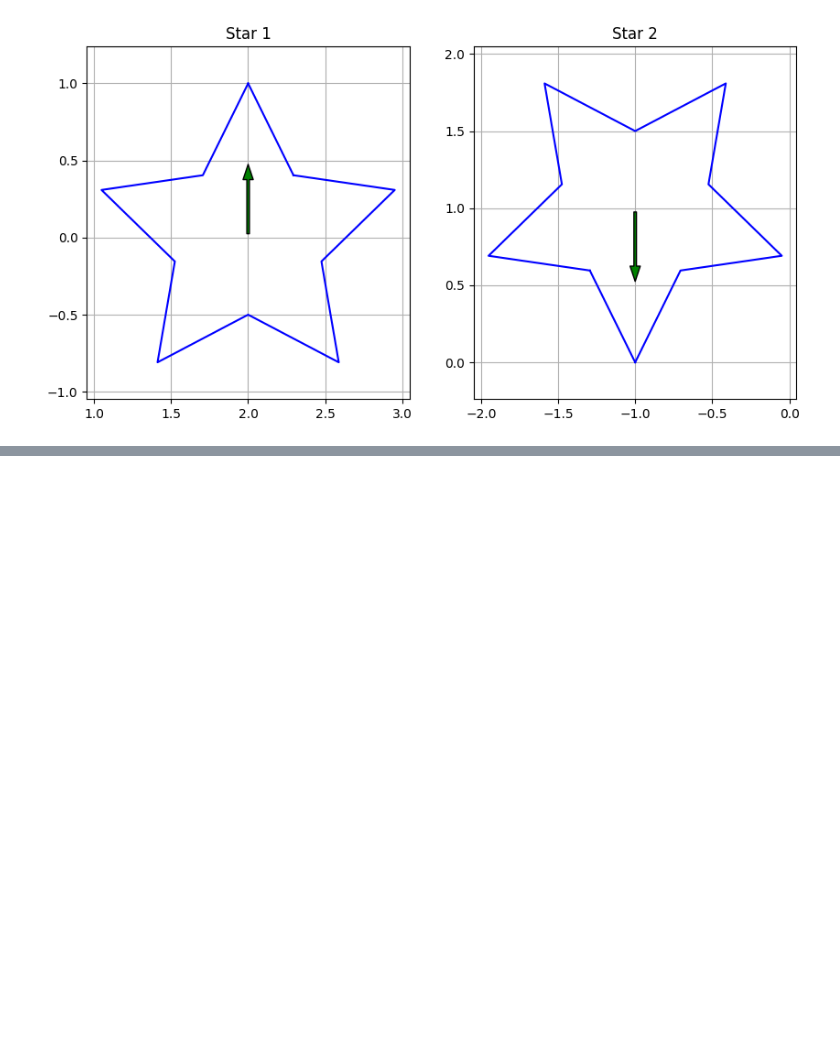
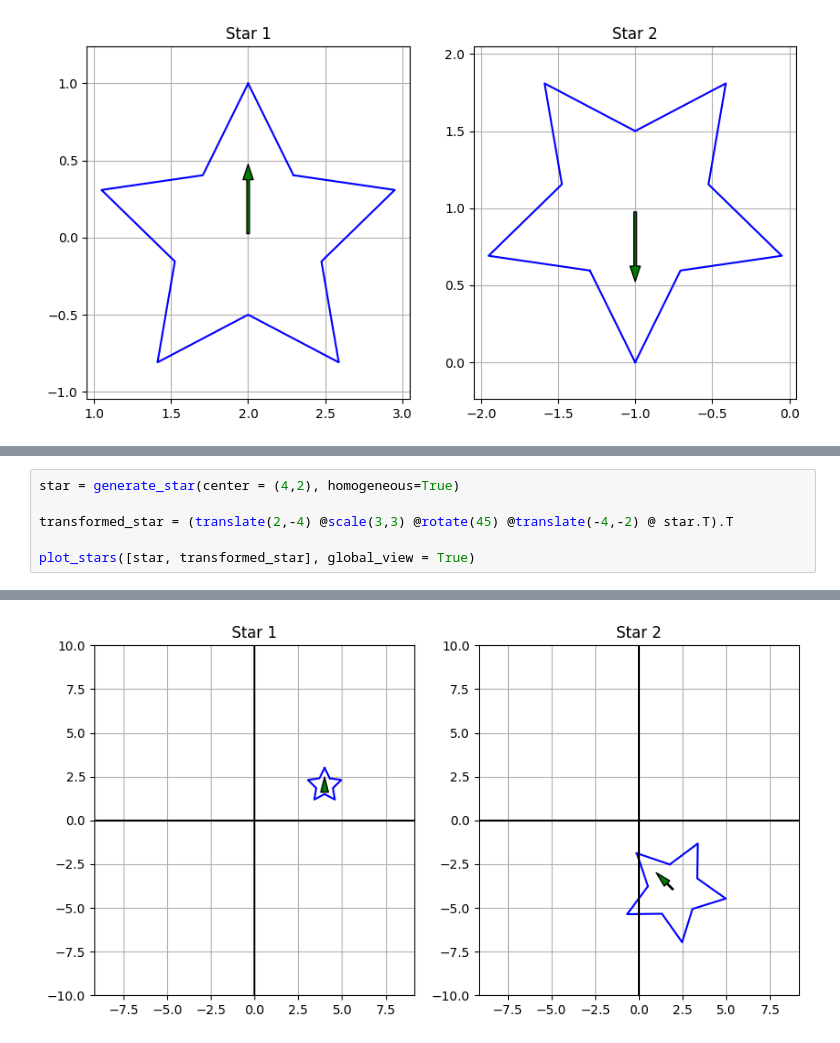
Before and after one commit to arnavkapasiuf/BME3053C-Spring-2025, a Jupyter notebook: homework/Homework_5.ipynb, the cells around one changed output, grey strips where cells are left out. Cells and saved outputs as stored; diff of their text form; blank space fills up the shorter version.

```diff
--- a/homework/Homework_5.ipynb
+++ b/homework/Homework_5.ipynb
@@ -168,0 +120,7 @@ WARNING:matplotlib.axes._base:Ignoring fixed x limits to fulfill fixed data aspe
+# %%
+star = generate_star(center = (4,2), homogeneous=True)
+
+transformed_star = (translate(2,-4) @scale(3,3) @rotate(45) @translate(-4,-2) @ star.T).T
+
+plot_stars([star, transformed_star], global_view = True)
+# %% [output]
@@ -168,0 +129 @@ WARNING:matplotlib.axes._base:Ignoring fixed x limits to fulfill fixed data aspe
+[figure, added]
```
Also changed, not shown: parts of 6 cells of this notebook.
